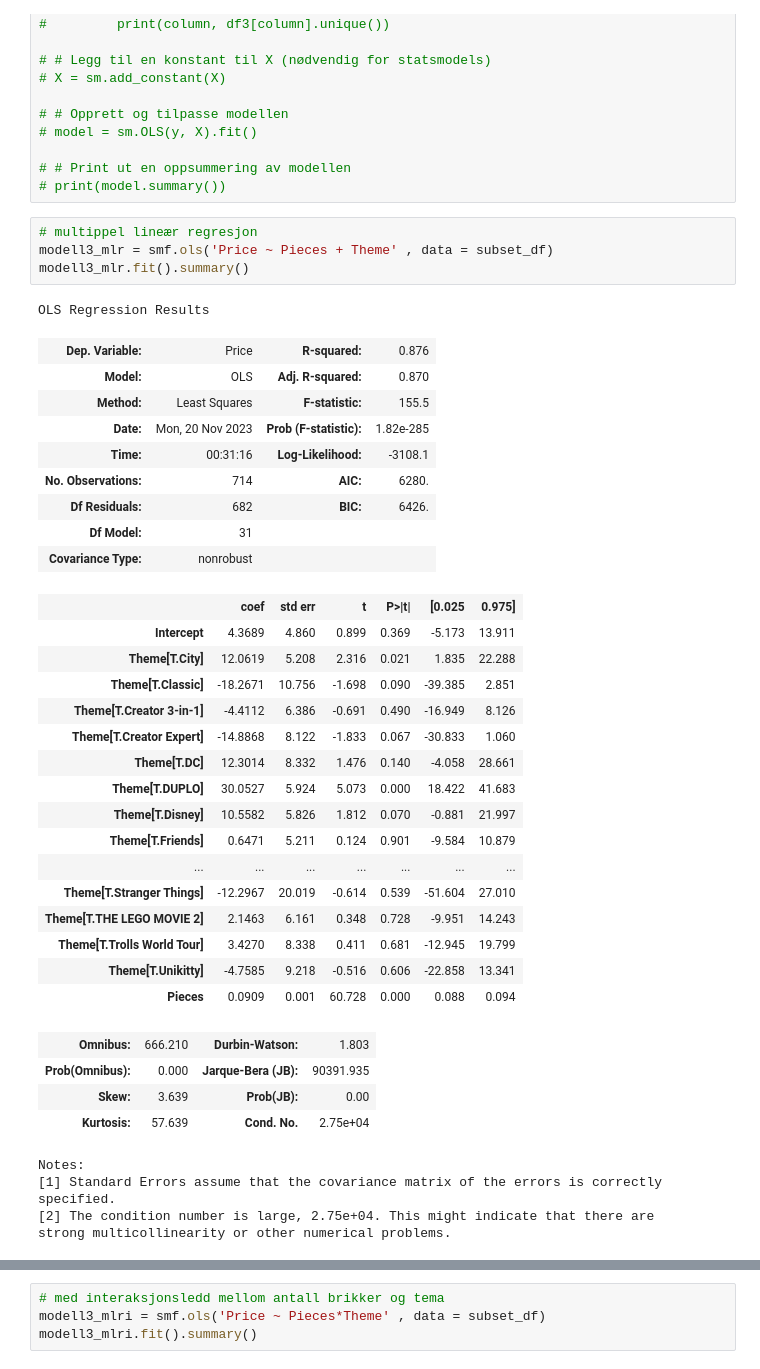
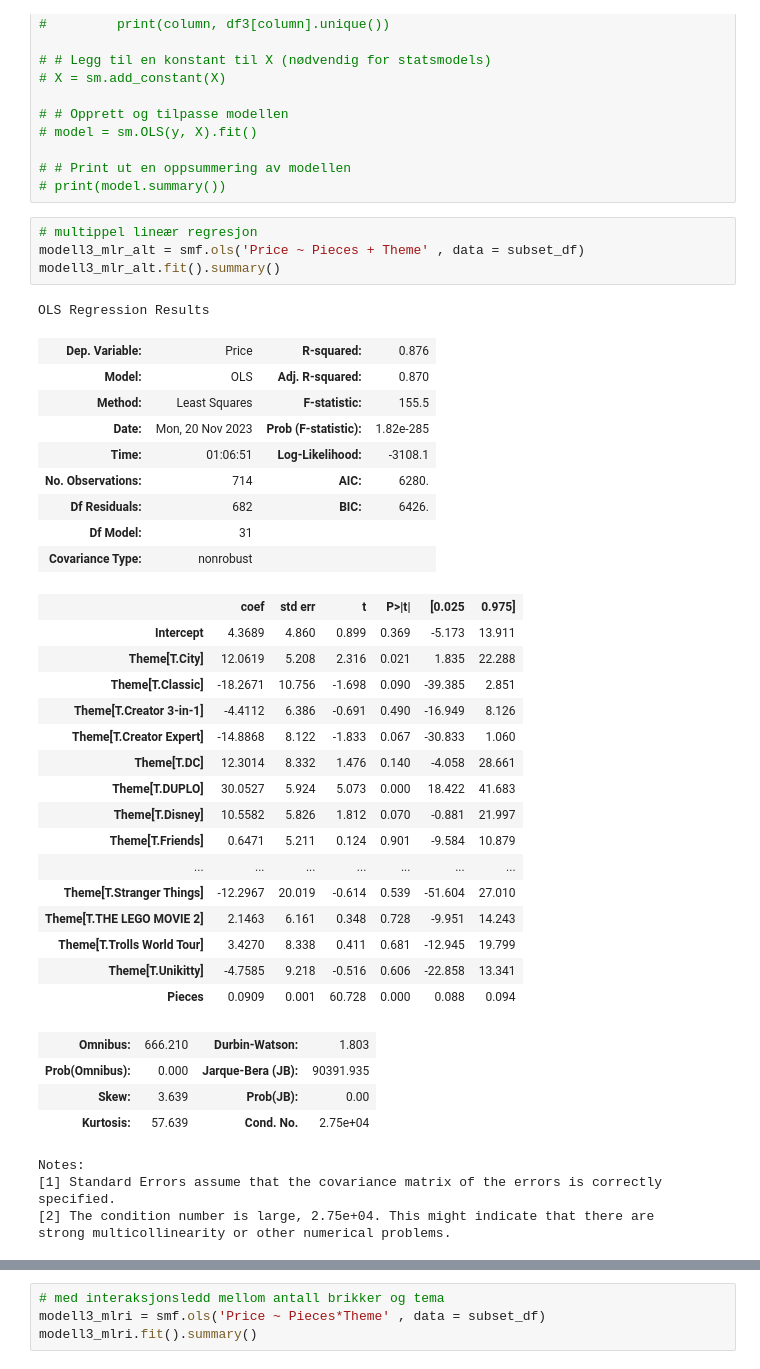
Before and after one commit to 2023H-LAD-S/ISTA1003-Semester-Prosjekt, a Jupyter notebook: oppg1.ipynb, the cells around one changed output, grey strips where cells are left out. Drawn from its saved outputs; the diff is of its cells as text.

```diff
--- a/oppg1.ipynb
+++ b/oppg1.ipynb
@@ -697,15 +697,15 @@ print(df2['Age_Category'].unique())
 # print(model.summary())
 # %%
 # multippel lineær regresjon
-modell3_mlr = smf.ols('Price ~ Pieces + Theme' , data = subset_df)
-modell3_mlr.fit().summary()
+modell3_mlr_alt = smf.ols('Price ~ Pieces + Theme' , data = subset_df)
+modell3_mlr_alt.fit().summary()
 # %% [output]
 OLS Regression Results
 | Dep. Variable: | Price | R-squared: | 0.876 |
 | Model: | OLS | Adj. R-squared: | 0.870 |
 | Method: | Least Squares | F-statistic: | 155.5 |
 | Date: | Mon, 20 Nov 2023 | Prob (F-statistic): | 1.82e-285 |
-| Time: | 00:31:16 | Log-Likelihood: | -3108.1 |
+| Time: | 01:06:51 | Log-Likelihood: | -3108.1 |
 | No. Observations: | 714 | AIC: | 6280. |
 | Df Residuals: | 682 | BIC: | 6426. |
 | Df Model: | 31 |  |  |
```
Also changed, not shown: parts of 9 cells of this notebook.
